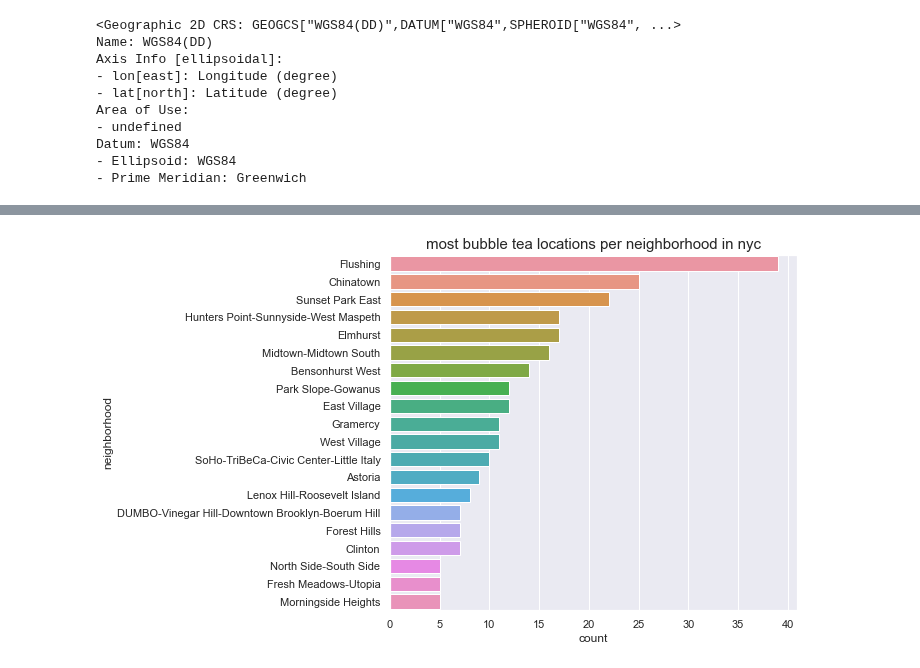
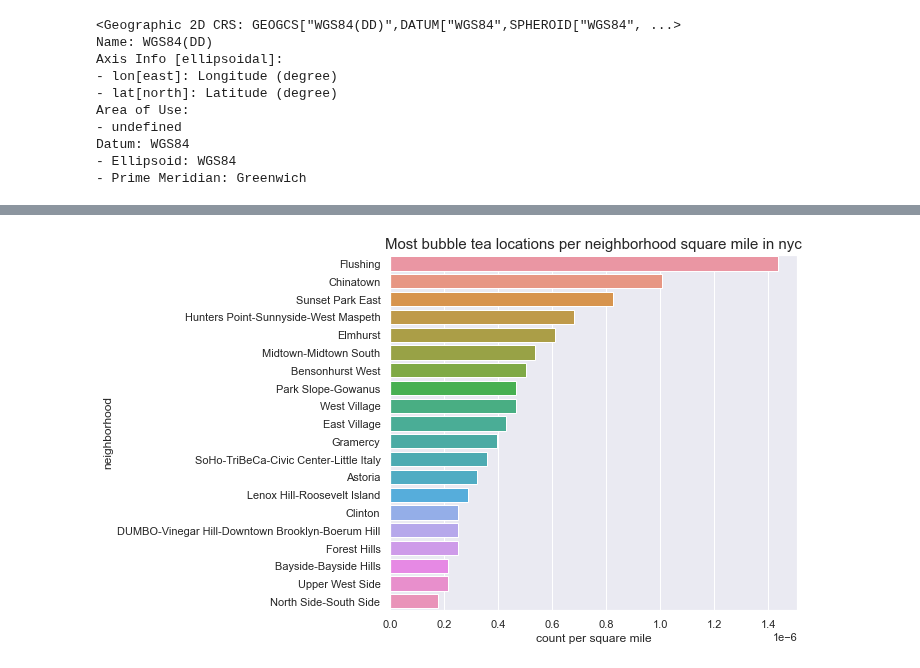
Before and after one commit to mebauer/boba-nyc, a Jupyter notebook: teabook/_build/jupyter_execute/boba-analysis-nyc.ipynb, the cells around one changed output, grey strips where cells are left out. Cells and saved outputs as stored; diff of their text form; code cells hidden in the pictures.

```diff
--- a/teabook/_build/jupyter_execute/boba-analysis-nyc.ipynb
+++ b/teabook/_build/jupyter_execute/boba-analysis-nyc.ipynb
@@ -138,0 +276,5 @@ names.head()
+# %%
+# replace old and new names to original dataframe
+df['name'] = df['name'].replace(replace_duplicates)
+
+df.head()
@@ -299,2 +464,4 @@ _References_:
 # %%
-neighborhoods.to_crs('EPSG:4326', inplace = True)
+neighborhoods = neighborhoods.to_crs('EPSG:4326')
+
+neighborhoods.crs
@@ -336,7 +491,7 @@ gdf.head()
 # %%
 join_df = gpd.sjoin(gdf,
                     neighborhoods,
-                    predicate='intersects')
+                    op='intersects')
 
 join_df.head()
 # %% [output]
@@ -349,9 +504,10 @@ join_df.head()
 5 rows × 27 columns
 # %%
-join_df = join_df.groupby(by='ntaname')['id'].count().sort_values(ascending=False)
+join_df = join_df.groupby(by=['ntaname', 'shape_area'])['id'].count().sort_values(ascending=False)
 join_df = join_df.reset_index()
 
-join_df.columns = ['nta_name', 'counts']
+join_df = join_df.rename(columns={'id':'counts'})
+join_df['counts_squaremile'] = join_df['counts'] / 27878400
 
 join_df.head()
 # %% [output]
@@ -364,16 +536,16 @@ join_df.head()
 # %%
 fig, ax = plt.subplots(figsize=(10, 6))
 
-sns.barplot(x="counts",
-            y="nta_name",
+sns.barplot(x="counts_squaremile",
+            y="ntaname",
             data=join_df.head(20),
             ax=ax)
 
-plt.title('most bubble tea locations per neighborhood in nyc', fontsize=15)
+plt.title('Most bubble tea locations per neighborhood square mile in NYC', fontsize=15)
 plt.ylabel('neighborhood')
-plt.xlabel('count')
+plt.xlabel('count per square mile')
 
 plt.tight_layout()
 plt.savefig('busineses-per-neighborhood.png', dpi=200)
 # %% [output]
-[figure, old version]
+[figure, new version]
```
Also changed, not shown: parts of 42 cells of this notebook, 49 other files.
